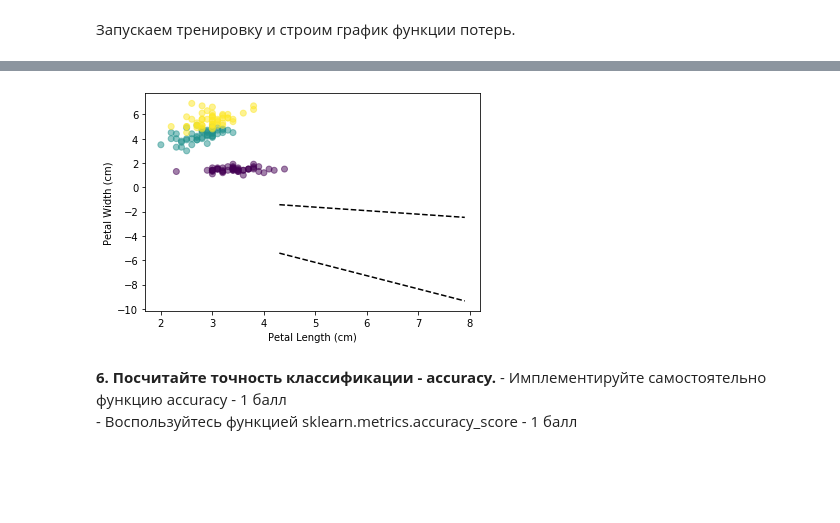
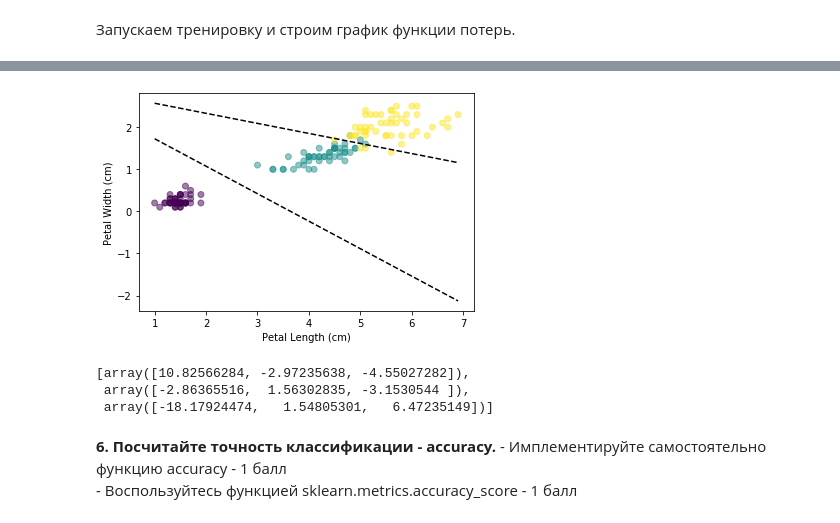
Before and after one commit to nikage/ds-and-ml-course, a Jupyter notebook: task5/LogReg for multiclass classification.ipynb, the cells around one changed output, grey strips where cells are left out. Drawn from its saved outputs; the diff is of its cells as text; code cells hidden in the pictures; blank space fills up the shorter version.

```diff
--- a/task5/LogReg for multiclass classification.ipynb
+++ b/task5/LogReg for multiclass classification.ipynb
@@ -39,5 +39,5 @@ Iris plants dataset
 Определите вектор классов у.
 # %%
 # YOUR CODE HERE
-x = iris.data
+x = iris.data[:,2:]
 y = iris.target
@@ -157,7 +167,7 @@ def predict(thetas, x):
 # %% [markdown]
 Запускаем тренировку и строим график функции потерь.
 # %%
-thetas, classes, costs = fit(x, y, alpha=0.002, max_iter= 100 * 1000)
+thetas, classes, costs = fit(x, y, alpha=0.0001, max_iter= 50 * 100 * 1000)
 plt.plot(costs)
 plt.xlabel('Number Epochs'); plt.ylabel('Cost');
 # %% [output]
@@ -203,20 +213,24 @@ Class "2" error: 8.439710526650762
 Если всё прошло правильно, то должно получиться нечно такое:
 ![image.png](attachment:image.png)
 # %%
-plt.scatter(x[:, 1], x[:, 2], c=y, alpha=0.5)
+plt.scatter(x[:, 0], x[:, 1], c=y, alpha=0.5)
 plt.xlabel("Petal Length (cm)"); plt.ylabel("Petal Width (cm)");
 
 for theta in [thetas[0],thetas[2]]:
     j = np.array([x[:, 0].min(), x[:, 0].max()])
 
     # don't understand what happens here
     k = -(j * theta[1] + theta[0]) / theta[2]
 #     ipdb.set_trace()
     plt.plot(j, k, color='k', linestyle="--")
 # %% [output]
-[figure, old version]
+[figure, new version]
 # %%
 thetas
+# %% [output]
+[array([10.82566284, -2.97235638, -4.55027282]),
+ array([-2.86365516,  1.56302835, -3.1530544 ]),
+ array([-18.17924474,   1.54805301,   6.47235149])]
 # %% [markdown]
 **6. Посчитайте точность классификации - accuracy.**
     - Имплементируйте самостоятельно функцию accuracy - 1 балл
```
Also changed, not shown: parts of 13 cells of this notebook.
